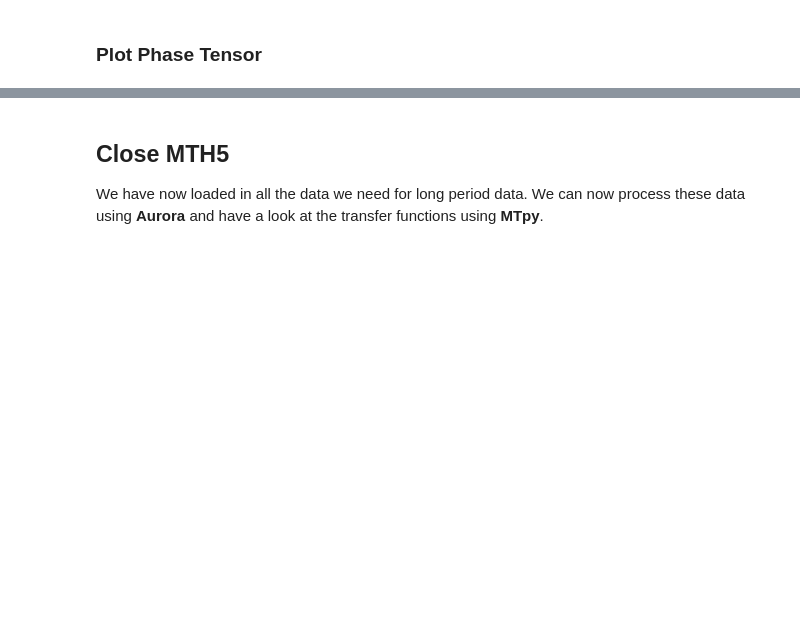
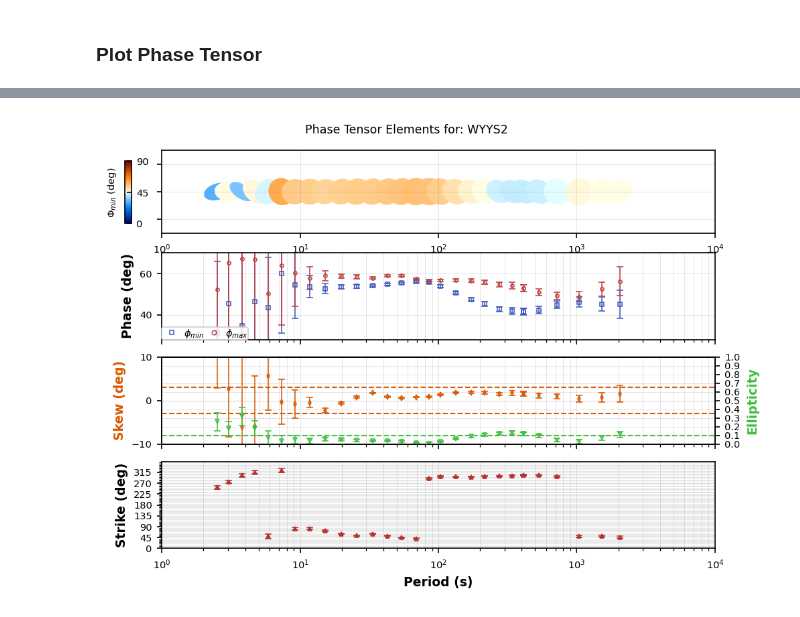
Before and after one commit to simpeg-research/earthscope-mt-course, a Jupyter notebook: notebooks/mth5/09_timeseries_to_transfer_function.ipynb, the cells around one changed output, grey strips where cells are left out. Saved outputs shown, nothing was run; the diff lists cells and outputs as text; code cells hidden in the pictures; blank space fills up the shorter version.

```diff
--- a/notebooks/mth5/09_timeseries_to_transfer_function.ipynb
+++ b/notebooks/mth5/09_timeseries_to_transfer_function.ipynb
@@ -307,6 +236,5 @@ plot_res_phase = mc.plot_mt_response("WYYS2", plot_num=2)
 # %% [markdown]
 ### Plot Phase Tensor
 # %%
-plot_pt = mc.plot_phase_tensor("WYYS2", fig_num=6)
-plot_pt.redraw_plot()
+plot_pt = mt_object.plot_phase_tensor(fig_num=6)
 # %% [output]
@@ -313,0 +241 @@ plot_pt.redraw_plot()
+[figure, added]
@@ -316,4 +241,0 @@ plot_pt.redraw_plot()
-# %% [markdown]
-## Close MTH5
-
-We have now loaded in all the data we need for long period data.  We can now process these data using **Aurora** and have a look at the transfer functions using **MTpy**.
```
Also changed, not shown: parts of 32 cells of this notebook.
